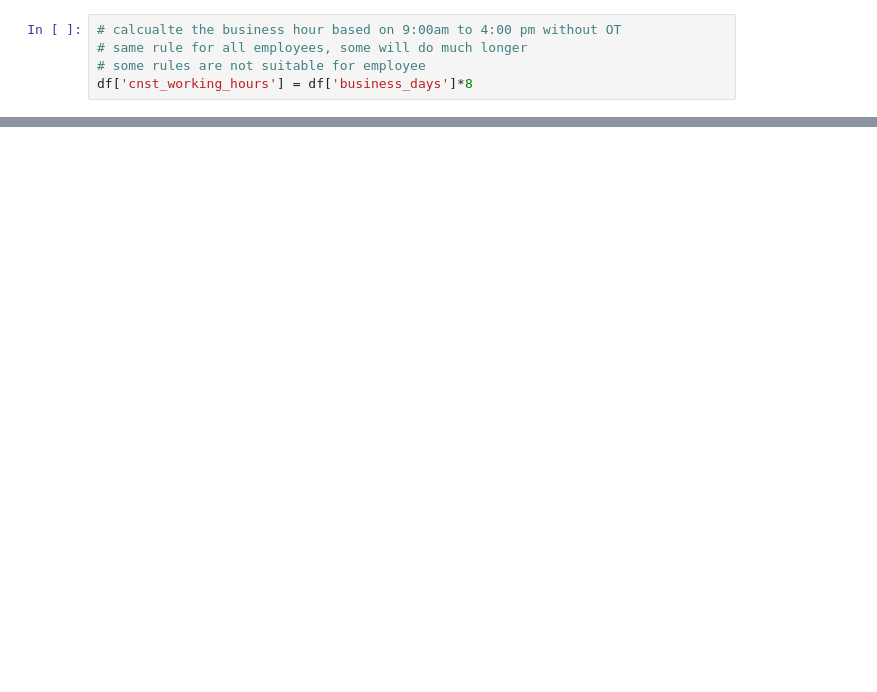
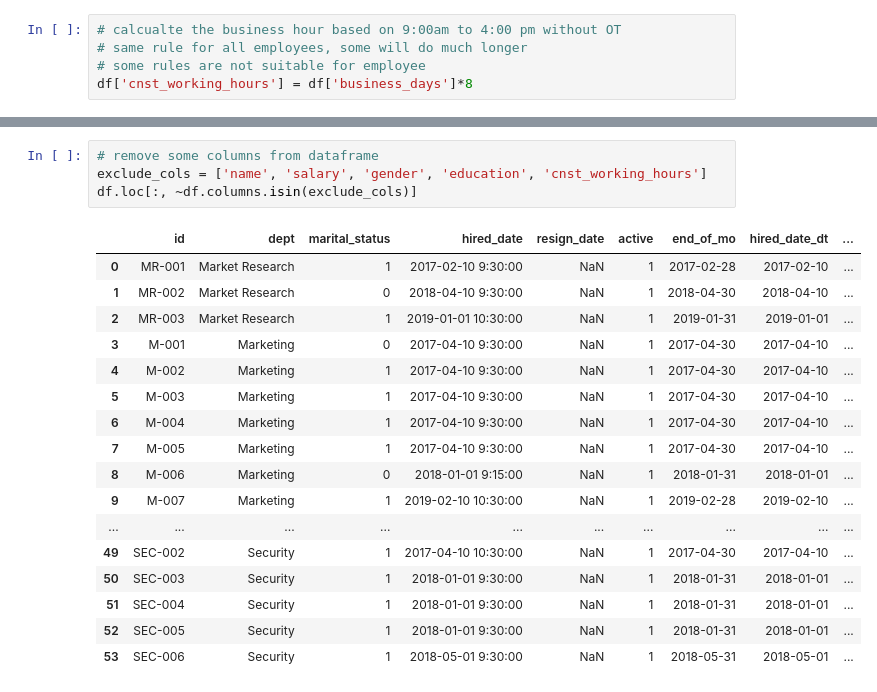
Before and after one commit to saitzaw/data-pipeline-for-ds, a Jupyter notebook: notebooks/data_wrangling/pandas/HRDataAnalysis.ipynb, the cells around one changed output, grey strips where cells are left out. Saved outputs shown, nothing was run; the diff lists cells and outputs as text; blank space fills up the shorter version.

```diff
--- a/notebooks/data_wrangling/pandas/HRDataAnalysis.ipynb
+++ b/notebooks/data_wrangling/pandas/HRDataAnalysis.ipynb
@@ -157,3 +157,25 @@ df.head()
 | 2 | MR-003 | John | Market Research | 9500 | M | 1 | Msc | 2019-01-01 10:30:00 | NaN | ... |
 | 3 | M-001 | Jonathan | Marketing | 4500 | O | 0 | BA | 2017-04-10 9:30:00 | NaN | ... |
 | 4 | M-002 | Ethan | Marketing | 6000 | M | 1 | BA | 2017-04-10 9:30:00 | NaN | ... |
+# %%
+# remove some columns from dataframe
+exclude_cols = ['name', 'salary', 'gender', 'education', 'cnst_working_hours']
+df.loc[:, ~df.columns.isin(exclude_cols)]
+# %% [output]
+|  | id | dept | marital_status | hired_date | resign_date | active | end_of_mo | hired_date_dt | ... |
+| 0 | MR-001 | Market Research | 1 | 2017-02-10 9:30:00 | NaN | 1 | 2017-02-28 | 2017-02-10 | ... |
+| 1 | MR-002 | Market Research | 0 | 2018-04-10 9:30:00 | NaN | 1 | 2018-04-30 | 2018-04-10 | ... |
+| 2 | MR-003 | Market Research | 1 | 2019-01-01 10:30:00 | NaN | 1 | 2019-01-31 | 2019-01-01 | ... |
+| 3 | M-001 | Marketing | 0 | 2017-04-10 9:30:00 | NaN | 1 | 2017-04-30 | 2017-04-10 | ... |
+| 4 | M-002 | Marketing | 1 | 2017-04-10 9:30:00 | NaN | 1 | 2017-04-30 | 2017-04-10 | ... |
+| 5 | M-003 | Marketing | 1 | 2017-04-10 9:30:00 | NaN | 1 | 2017-04-30 | 2017-04-10 | ... |
+| 6 | M-004 | Marketing | 1 | 2017-04-10 9:30:00 | NaN | 1 | 2017-04-30 | 2017-04-10 | ... |
+| 7 | M-005 | Marketing | 1 | 2017-04-10 9:30:00 | NaN | 1 | 2017-04-30 | 2017-04-10 | ... |
+| 8 | M-006 | Marketing | 0 | 2018-01-01 9:15:00 | NaN | 1 | 2018-01-31 | 2018-01-01 | ... |
+| 9 | M-007 | Marketing | 1 | 2019-02-10 10:30:00 | NaN | 1 | 2019-02-28 | 2019-02-10 | ... |
+| ... | ... | ... | ... | ... | ... | ... | ... | ... | ... |
+| 49 | SEC-002 | Security | 1 | 2017-04-10 10:30:00 | NaN | 1 | 2017-04-30 | 2017-04-10 | ... |
+| 50 | SEC-003 | Security | 1 | 2018-01-01 9:30:00 | NaN | 1 | 2018-01-31 | 2018-01-01 | ... |
+| 51 | SEC-004 | Security | 1 | 2018-01-01 9:30:00 | NaN | 1 | 2018-01-31 | 2018-01-01 | ... |
+| 52 | SEC-005 | Security | 1 | 2018-01-01 9:30:00 | NaN | 1 | 2018-01-31 | 2018-01-01 | ... |
+| 53 | SEC-006 | Security | 1 | 2018-05-01 9:30:00 | NaN | 1 | 2018-05-31 | 2018-05-01 | ... |
```
Also changed, not shown: parts of 11 cells of this notebook.
